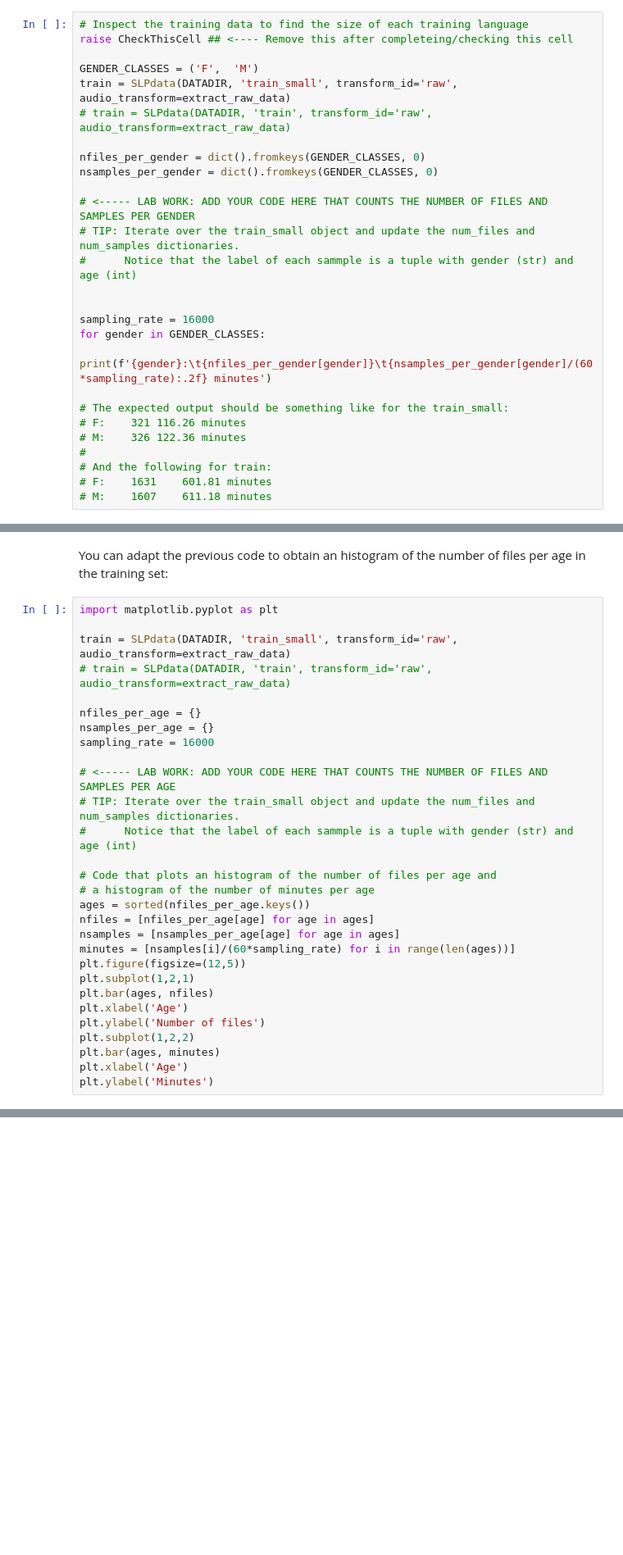
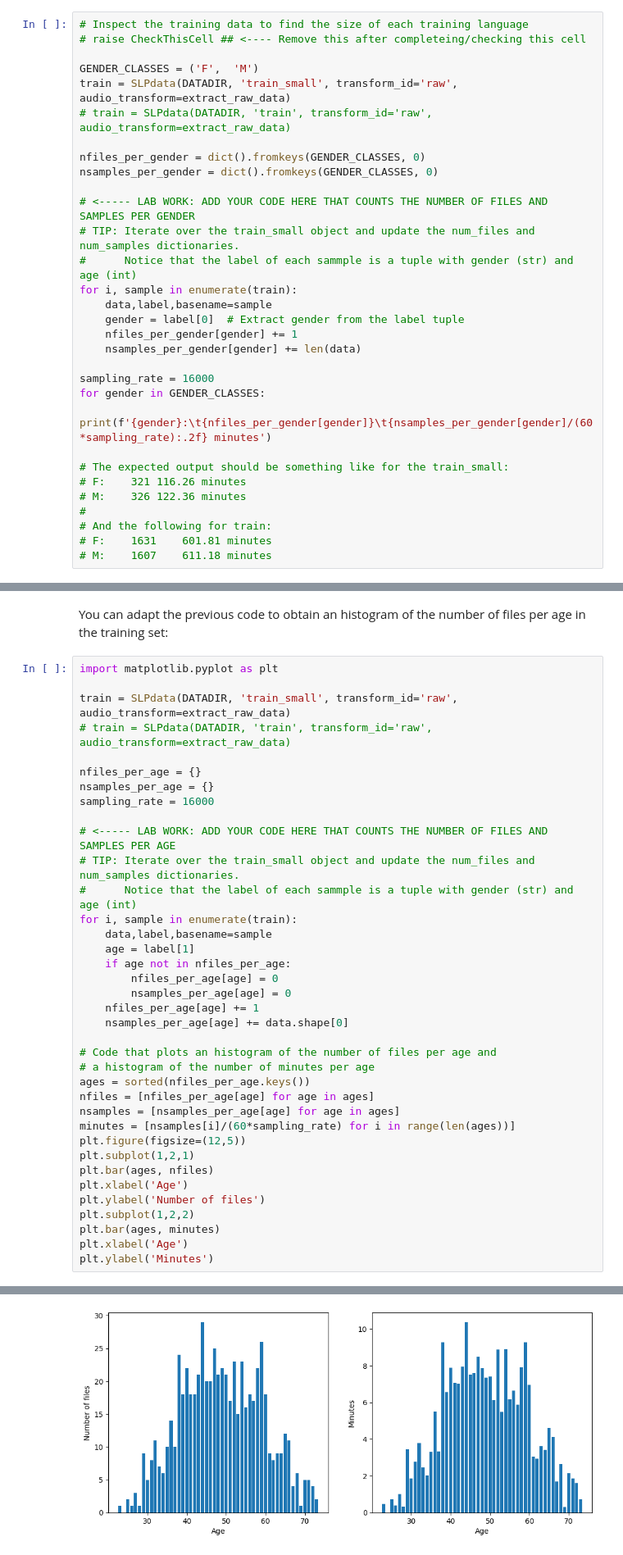
Before and after one commit to Dinisas/Processamento-da-Fala, a Jupyter notebook: Lab_2/lab2_intro.ipynb, the cells around one changed output, grey strips where cells are left out. Shown at 82% size. Drawn from its saved outputs; the diff is of its cells as text; blank space fills up the shorter version.

```diff
--- a/Lab_2/lab2_intro.ipynb
+++ b/Lab_2/lab2_intro.ipynb
@@ -150,7 +181,7 @@ print(f'Finished reading all data in {time.time() - start}')
 Now you can use the `SLPdata` class to check the  number of files and size (in minutes) of the training set for each gender. You should keep these numbers to include in your system description paper:
 # %%
 # Inspect the training data to find the size of each training language
-raise CheckThisCell ## <---- Remove this after completeing/checking this cell
+# raise CheckThisCell ## <---- Remove this after completeing/checking this cell
 
 GENDER_CLASSES = ('F',  'M')
 train = SLPdata(DATADIR, 'train_small', transform_id='raw', audio_transform=extract_raw_data)
@@ -162,7 +193,11 @@ nsamples_per_gender = dict().fromkeys(GENDER_CLASSES, 0)
 # <----- LAB WORK: ADD YOUR CODE HERE THAT COUNTS THE NUMBER OF FILES AND SAMPLES PER GENDER
 # TIP: Iterate over the train_small object and update the num_files and num_samples dictionaries.
 #      Notice that the label of each sammple is a tuple with gender (str) and age (int)
-
+for i, sample in enumerate(train):
+    data,label,basename=sample
+    gender = label[0]  # Extract gender from the label tuple
+    nfiles_per_gender[gender] += 1
+    nsamples_per_gender[gender] += len(data)
 
 sampling_rate = 16000
 for gender in GENDER_CLASSES:
@@ -190,6 +228,14 @@ sampling_rate = 16000
 # <----- LAB WORK: ADD YOUR CODE HERE THAT COUNTS THE NUMBER OF FILES AND SAMPLES PER AGE
 # TIP: Iterate over the train_small object and update the num_files and num_samples dictionaries.
 #      Notice that the label of each sammple is a tuple with gender (str) and age (int)
+for i, sample in enumerate(train):
+    data,label,basename=sample
+    age = label[1]
+    if age not in nfiles_per_age:
+        nfiles_per_age[age] = 0
+        nsamples_per_age[age] = 0
+    nfiles_per_age[age] += 1
+    nsamples_per_age[age] += data.shape[0]
 
 # Code that plots an histogram of the number of files per age and
 # a histogram of the number of minutes per age
@@ -206,3 +252,4 @@ plt.subplot(1,2,2)
 plt.bar(ages, minutes)
 plt.xlabel('Age')
 plt.ylabel('Minutes')
+# %% [output]
@@ -209,3 +257,4 @@ plt.ylabel('Minutes')
+[figure, added]
 # %% [markdown]
 ### Processing data in batches
 
```
Also changed, not shown: parts of 11 cells of this notebook.
